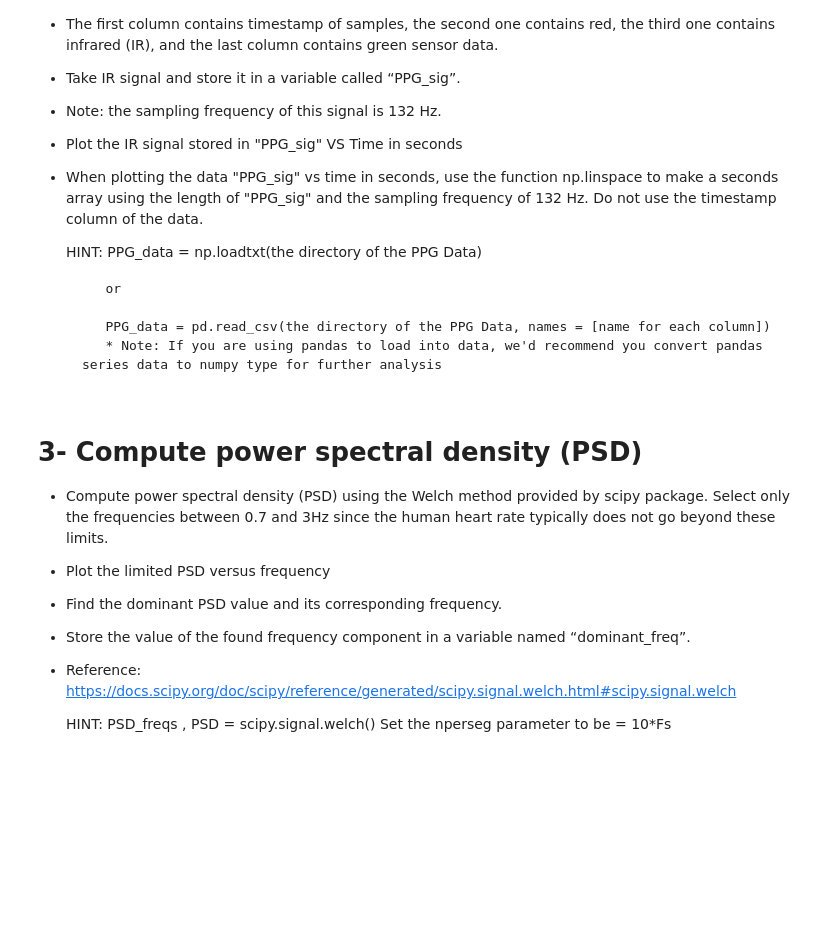
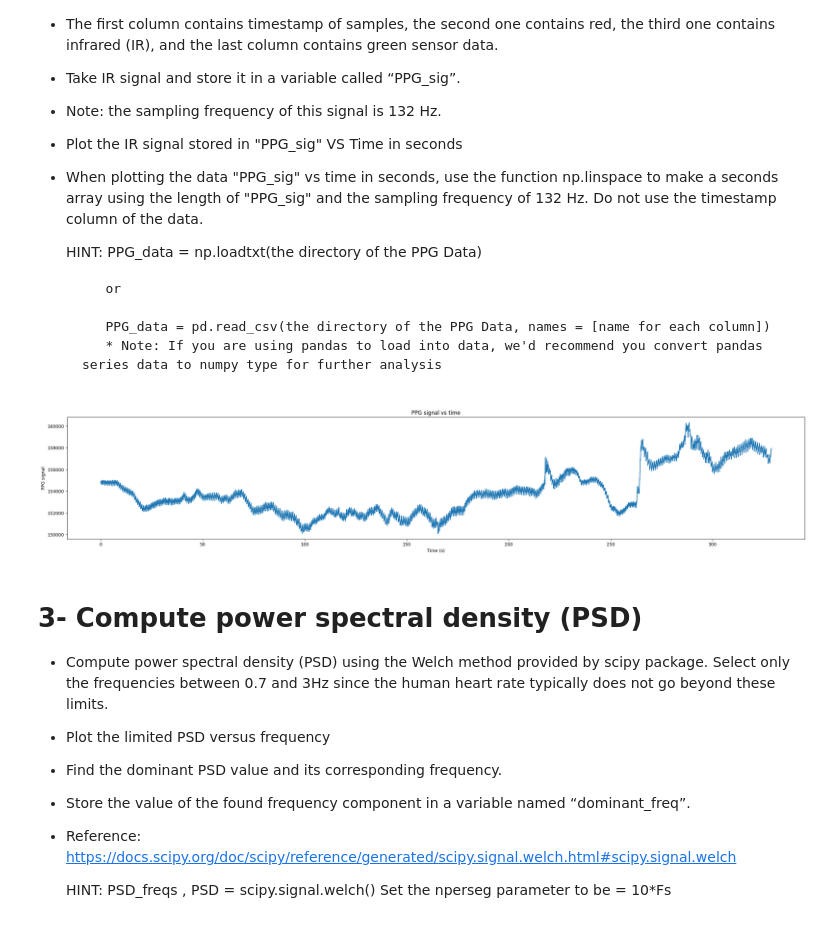
Before and after one commit to OmarNasri/DTEK0042-exer2, a Jupyter notebook: DTEK0042 Exercise 3.ipynb, the cells around one changed output. Cells and saved outputs as stored; diff of their text form; code cells hidden in the pictures; blank space fills up the shorter version.

```diff
--- a/DTEK0042 Exercise 3.ipynb
+++ b/DTEK0042 Exercise 3.ipynb
@@ -41,3 +40,20 @@ import matplotlib.pyplot as plt
+# %%
+#code
+df = pd.read_csv('PPG_record.txt', sep=',',header=None,  names = ['time', 'red', 'infrared', 'green'])
+PPG_sig = df['infrared']
+Fs= 132
+seconds = len(PPG_sig)/Fs
+
+
+# Plotting the PPG signal
+plt.figure(figsize=(30,5))
+plt.plot(np.arange(0,seconds,1/Fs),PPG_sig)
+plt.xlabel('Time (s)')
+plt.ylabel('PPG signal')
+plt.title('PPG signal vs time')
+plt.show()
+# %% [output]
+[figure, added]
 # %% [markdown]
 # 3- Compute power spectral density (PSD)
 
```
Also changed, not shown: parts of 16 cells of this notebook.
